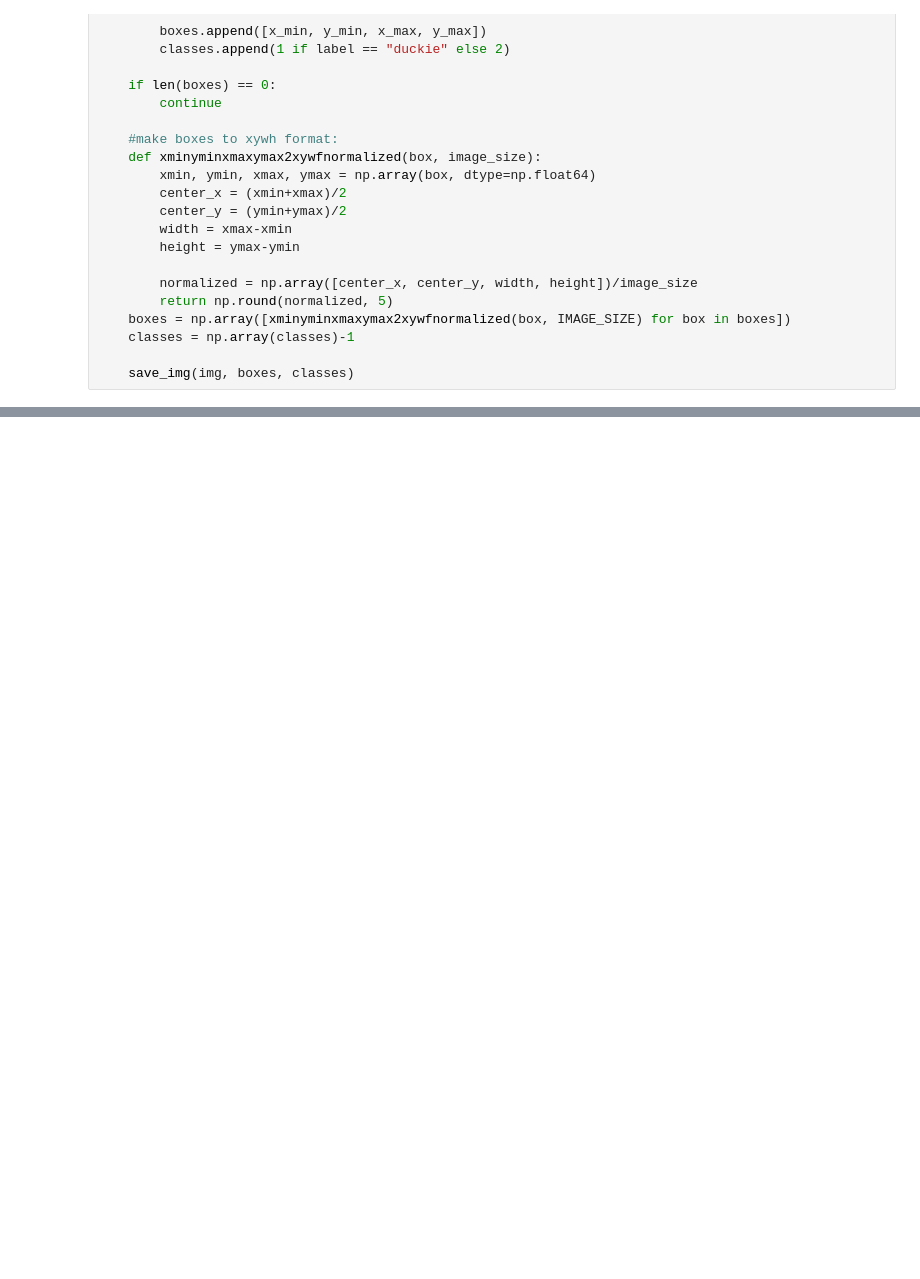
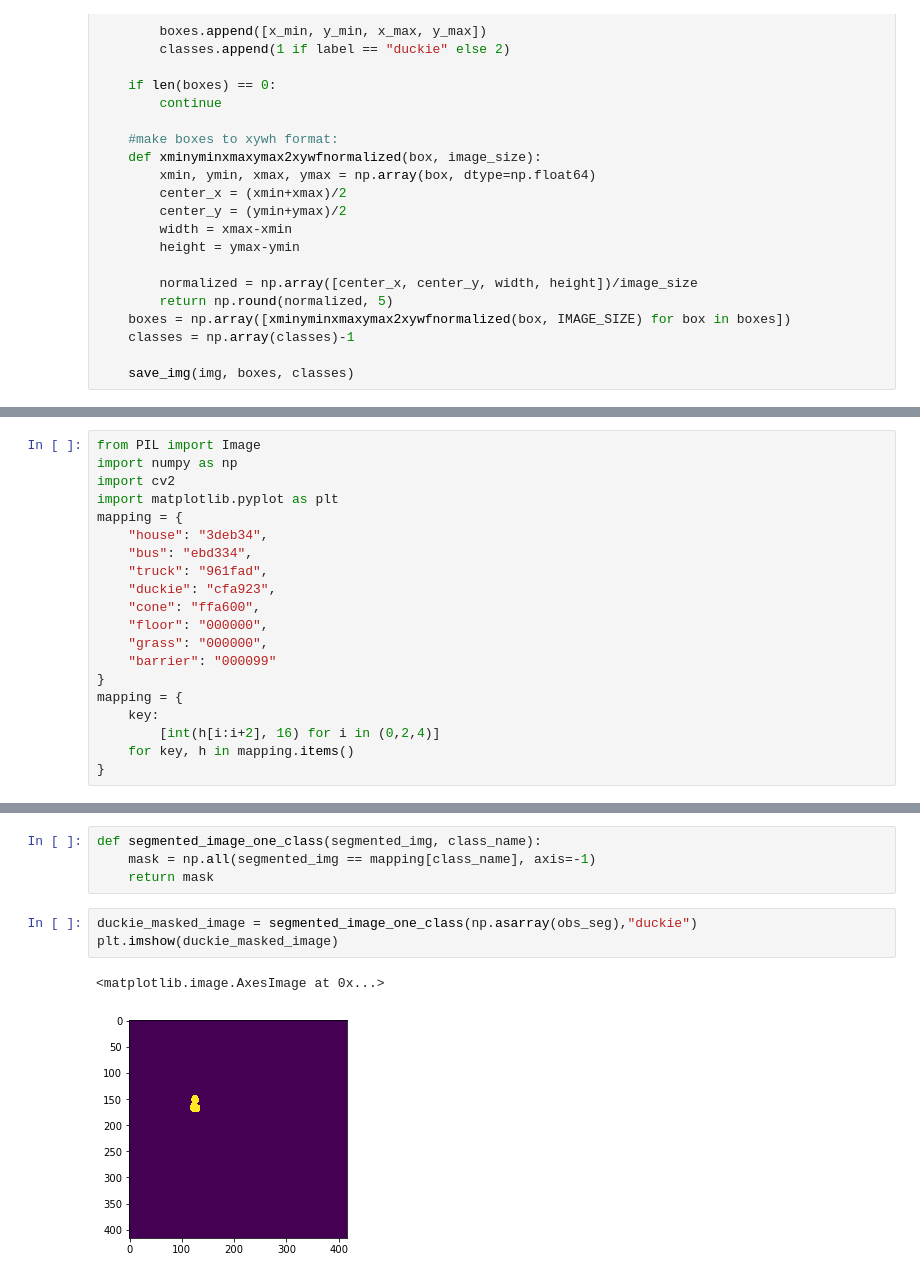
Before and after one commit to olivier-2018/dt-exercises, a Jupyter notebook: mooc-object-detection/solution/02-Setup-Data-Collection/setup.ipynb, the cells around one changed output, grey strips where cells are left out. Cells and saved outputs as stored; diff of their text form; blank space fills up the shorter version.

```diff
--- a/mooc-object-detection/solution/02-Setup-Data-Collection/setup.ipynb
+++ b/mooc-object-detection/solution/02-Setup-Data-Collection/setup.ipynb
@@ -276,0 +242,20 @@ TODO: insert function definition
+# %%
+from PIL import Image
+import numpy as np
+import cv2
+import matplotlib.pyplot as plt
+mapping = {
+    "house": "3deb34",
+    "bus": "ebd334",
+    "truck": "961fad",
+    "duckie": "cfa923",
+    "cone": "ffa600",
+    "floor": "000000",
+    "grass": "000000",
+    "barrier": "000099"
+}
+mapping = {
+    key:
+        [int(h[i:i+2], 16) for i in (0,2,4)]
+    for key, h in mapping.items()
+}
@@ -276,0 +281,10 @@ TODO: insert function definition
+# %%
+def segmented_image_one_class(segmented_img, class_name):
+    mask = np.all(segmented_img == mapping[class_name], axis=-1)
+    return mask
+# %%
+duckie_masked_image = segmented_image_one_class(np.asarray(obs_seg),"duckie")
+plt.imshow(duckie_masked_image)
+# %% [output]
+<matplotlib.image.AxesImage at 0x...>
+[figure, added]
```
Also changed, not shown: parts of 16 cells of this notebook, 5 other files.
